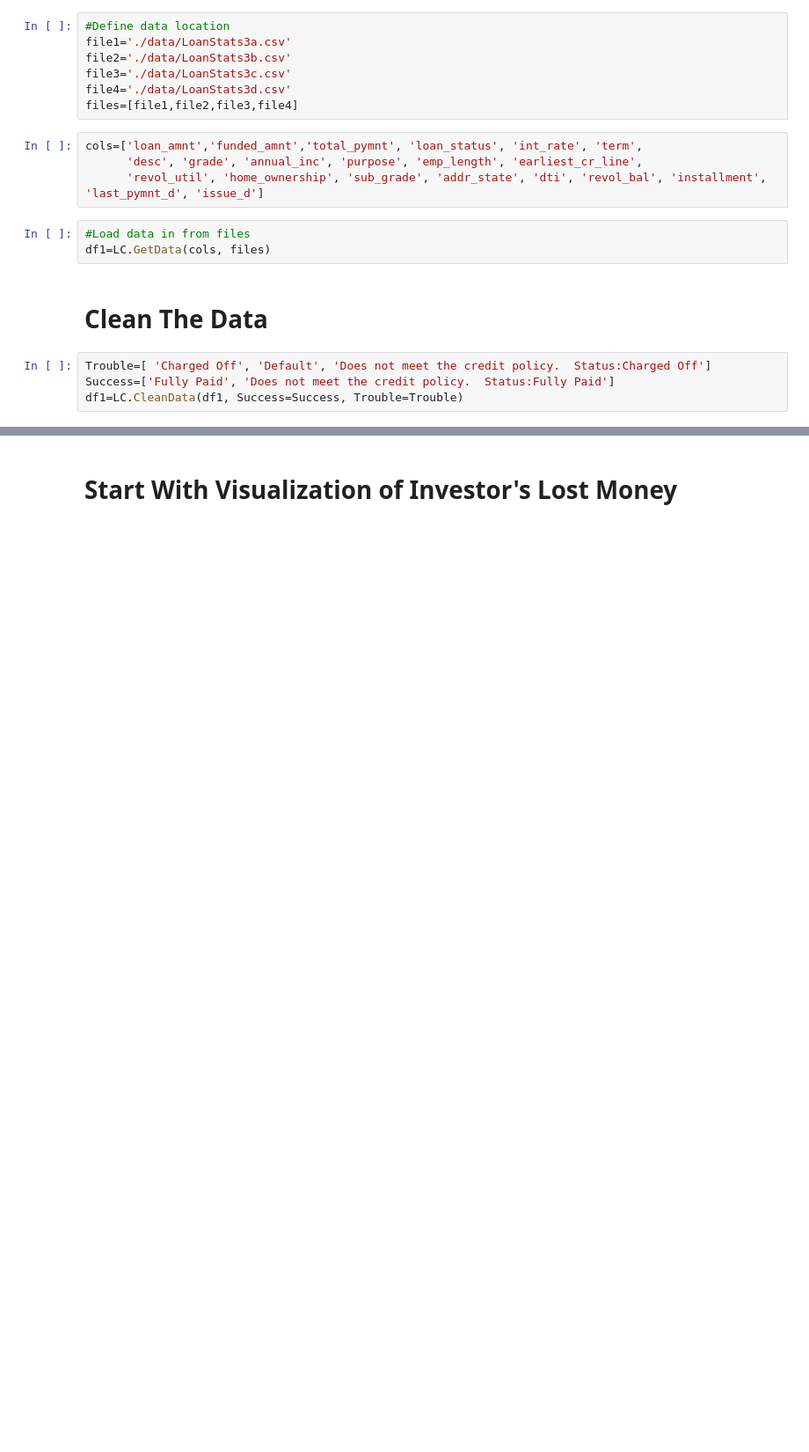
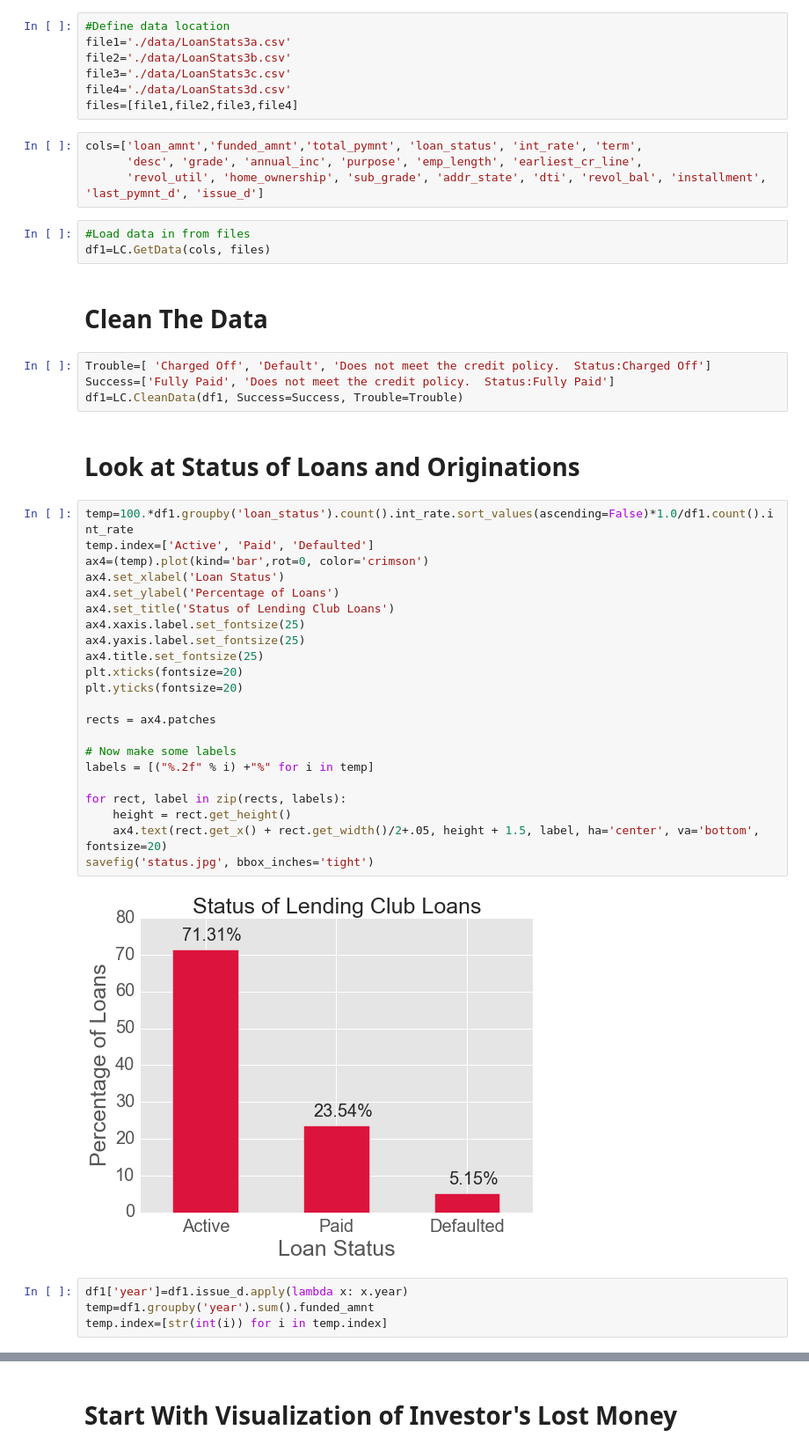
Before and after one commit to aaronf89/CapstoneApp, a Jupyter notebook: Visualizations.ipynb, the cells around one changed output, grey strips where cells are left out. Shown: that part at 88% size. Saved outputs shown, nothing was run; the diff lists cells and outputs as text; blank space fills up the shorter version.

```diff
--- a/Visualizations.ipynb
+++ b/Visualizations.ipynb
@@ -32,3 +32,33 @@ df1=LC.GetData(cols, files)
 Trouble=[ 'Charged Off', 'Default', 'Does not meet the credit policy.  Status:Charged Off']
 Success=['Fully Paid', 'Does not meet the credit policy.  Status:Fully Paid']
 df1=LC.CleanData(df1, Success=Success, Trouble=Trouble)
+# %% [markdown]
+# Look at Status of Loans and Originations
+# %%
+temp=100.*df1.groupby('loan_status').count().int_rate.sort_values(ascending=False)*1.0/df1.count().int_rate
+temp.index=['Active', 'Paid', 'Defaulted']
+ax4=(temp).plot(kind='bar',rot=0, color='crimson')
+ax4.set_xlabel('Loan Status')
+ax4.set_ylabel('Percentage of Loans')
+ax4.set_title('Status of Lending Club Loans')
+ax4.xaxis.label.set_fontsize(25)
+ax4.yaxis.label.set_fontsize(25)
+ax4.title.set_fontsize(25)
+plt.xticks(fontsize=20)
+plt.yticks(fontsize=20)
+
+rects = ax4.patches
+
+# Now make some labels
+labels = [("%.2f" % i) +"%" for i in temp]
+
+for rect, label in zip(rects, labels):
+    height = rect.get_height()
+    ax4.text(rect.get_x() + rect.get_width()/2+.05, height + 1.5, label, ha='center', va='bottom', fontsize=20)
+savefig('status.jpg', bbox_inches='tight')
+# %% [output]
+[figure, added]
+# %%
+df1['year']=df1.issue_d.apply(lambda x: x.year)
+temp=df1.groupby('year').sum().funded_amnt
+temp.index=[str(int(i)) for i in temp.index]
```
Also changed, not shown: parts of 19 cells of this notebook.
